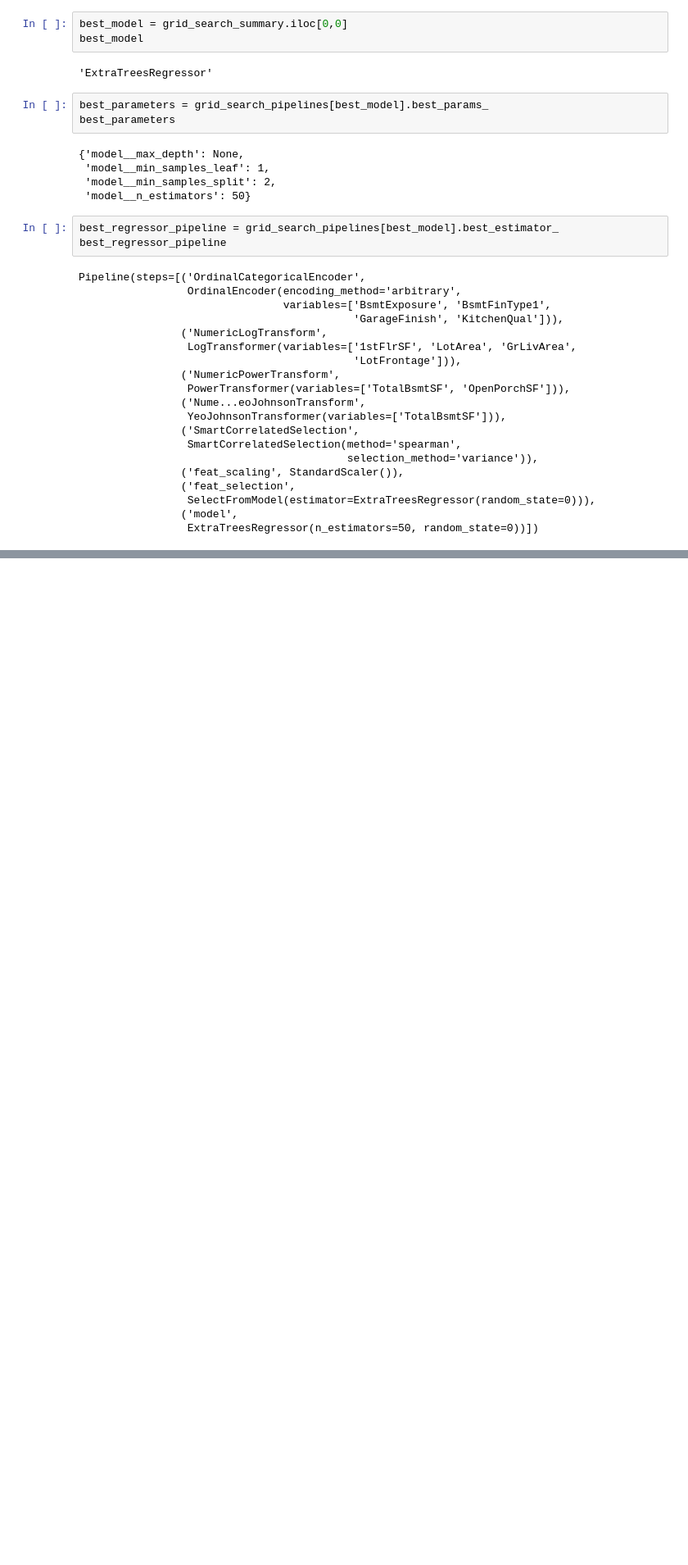
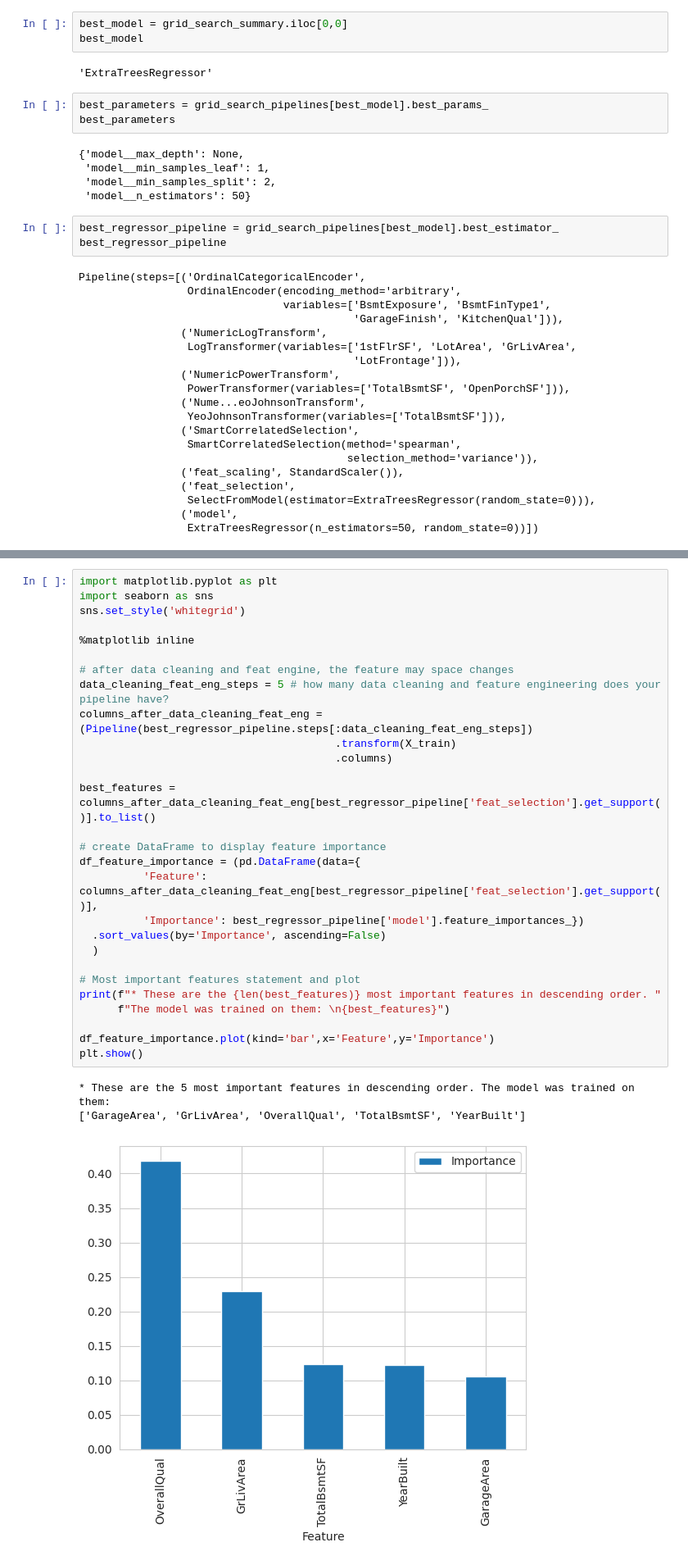
Before and after one commit to craig-grant630/Heritage-Housing, a Jupyter notebook: jupyter_notebooks/DataPrediction.ipynb, the cells around one changed output, grey strips where cells are left out. Shown at 82% size. Drawn from its saved outputs; the diff is of its cells as text; blank space fills up the shorter version.

Commit message:
Add bet features to fit pipeline finish off the model

```diff
--- a/jupyter_notebooks/DataPrediction.ipynb
+++ b/jupyter_notebooks/DataPrediction.ipynb
@@ -332,0 +330,32 @@ Pipeline(steps=[('OrdinalCategoricalEncoder',
+# %%
+import matplotlib.pyplot as plt
+import seaborn as sns
+sns.set_style('whitegrid')
+
+%matplotlib inline
+
+# after data cleaning and feat engine, the feature may space changes
+data_cleaning_feat_eng_steps = 5 # how many data cleaning and feature engineering does your pipeline have?
+columns_after_data_cleaning_feat_eng = (Pipeline(best_regressor_pipeline.steps[:data_cleaning_feat_eng_steps])
+                                        .transform(X_train)
+                                        .columns)
+
+best_features = columns_after_data_cleaning_feat_eng[best_regressor_pipeline['feat_selection'].get_support()].to_list()
+
+# create DataFrame to display feature importance
+df_feature_importance = (pd.DataFrame(data={
+          'Feature': columns_after_data_cleaning_feat_eng[best_regressor_pipeline['feat_selection'].get_support()],
+          'Importance': best_regressor_pipeline['model'].feature_importances_})
+  .sort_values(by='Importance', ascending=False)
+  )
+
+# Most important features statement and plot
+print(f"* These are the {len(best_features)} most important features in descending order. "
+      f"The model was trained on them: \n{best_features}")
+
+df_feature_importance.plot(kind='bar',x='Feature',y='Importance')
+plt.show()
+# %% [output]
+* These are the 5 most important features in descending order. The model was trained on them:
+['GarageArea', 'GrLivArea', 'OverallQual', 'TotalBsmtSF', 'YearBuilt']
+[figure, added]
```
Also changed, not shown: parts of 39 cells of this notebook.
